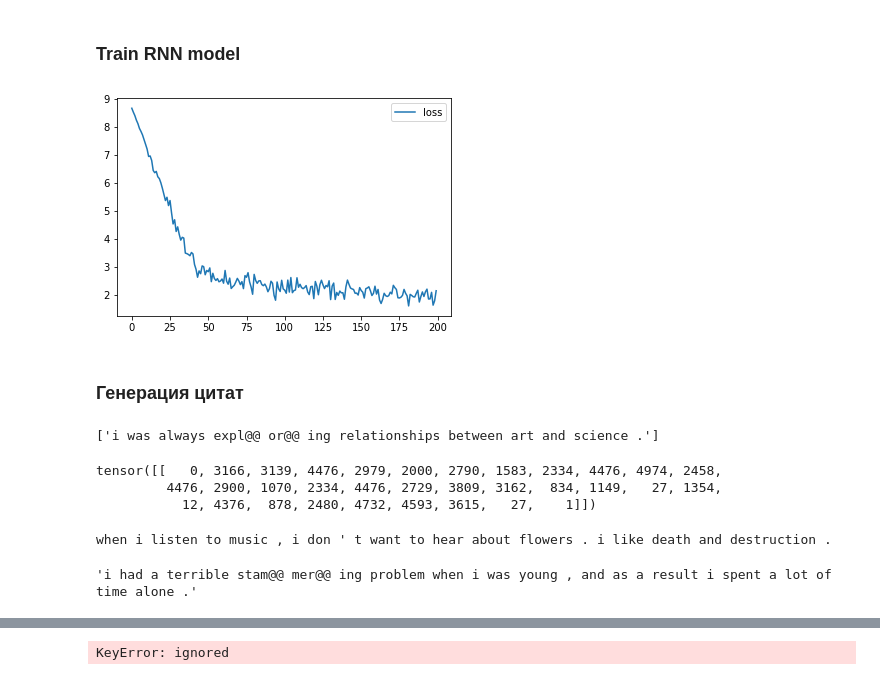
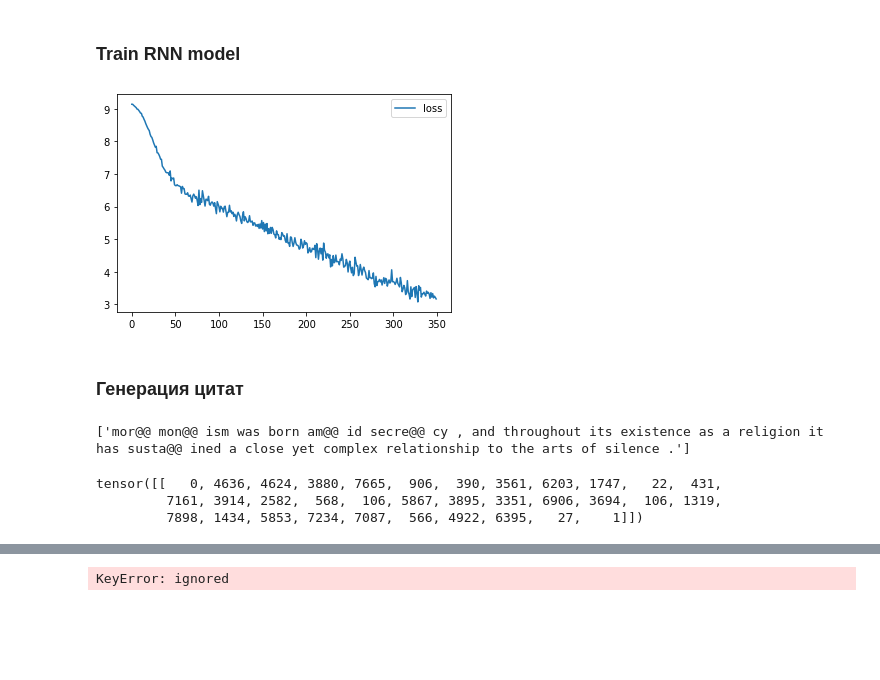
Before and after one commit to korab1ev/LanguageModeling, a Jupyter notebook: RNN-name-generator-samsung/RNN_name_generator.ipynb, the cells around one changed output, grey strips where cells are left out. Cells and saved outputs as stored; diff of their text form; code cells hidden in the pictures; blank space fills up the shorter version.

```diff
--- a/RNN-name-generator-samsung/RNN_name_generator.ipynb
+++ b/RNN-name-generator-samsung/RNN_name_generator.ipynb
@@ -805,56 +808,53 @@ history = []
 # %%
 data = np.squeeze(data).tolist() # to cast it to a simple list, not np.array
 # %%
-MAX_LENGTH = max(list(map(len, map(str.split, data)))) # 112
+MAX_LENGTH = max(list(map(len, map(str.split, data)))) # 107 (num_symbols = 8000)
 
-for i in range(250):
+for i in range(350):
     batch_lines = sample(data, 32)
-    batch_ix = voc.to_matrix(batch_lines, dtype=torch.int64, max_len=MAX_LENGTH)
+    batch_ix = voc.to_matrix(batch_lines, dtype=torch.int64, max_len=MAX_LENGTH) # batch_ix - target indeces (want to predict them)
+
+    targets_1hot = F.one_hot(batch_ix, len(voc)).to(torch.float32)
+
+    # compute mask
+    mask = voc.compute_mask(batch_ix) # [batch_size, out_len]
 
     logp_seq, _ = model(batch_ix)
 
+    logp_out = (logp_seq * targets_1hot).sum(dim=-1)
+
     # compute loss
-    predictions_logp = logp_seq[:, :-1]
-    actual_next_tokens = batch_ix[:, 1:]
 
-    loss = -torch.mean(torch.gather(predictions_logp, dim=2, index=actual_next_tokens[:,:,None]))   # minimizing cross-entropy (<=> maximizing log likelihood)
+    #loss = -torch.mean(torch.gather(predictions_logp, dim=2, index=actual_next_tokens[:,:,None]))   # minimizing cross-entropy (<=> maximizing log likelihood)
+    loss = -logp_out[mask].mean()
 
     # train with backprop
     loss.backward()
     opt.step()
     opt.zero_grad()
 
     # visualizing training process
     history.append(loss.data.numpy())
-    if (i + 1) % 100 == 0:
+    if (i + 1) % 50 == 0:
         clear_output(True)
         plt.plot(history,label='loss')
         plt.legend()
         plt.show()
 
 assert np.mean(history[:10]) > np.mean(history[-10:]), "RNN didn't converge."
 # %% [output]
-[figure, old version]
+[figure, new version]
 # %% [markdown]
 ### Генерация цитат
 # %%
-sample(data,1)
+example = sample(data,1)
+example
 # %% [output]
-['i was always expl@@ or@@ ing relationships between art and science .']
+['mor@@ mon@@ ism was born am@@ id secre@@ cy , and throughout its existence as a religion it has susta@@ ined a close yet complex relationship to the arts of silence .']
 # %%
-voc.to_matrix(sample(data,1))
+voc.to_matrix(example)
 # %% [output]
-tensor([[   0, 3166, 3139, 4476, 2979, 2000, 2790, 1583, 2334, 4476, 4974, 2458,
-         4476, 2900, 1070, 2334, 4476, 2729, 3809, 3162,  834, 1149,   27, 1354,
-           12, 4376,  878, 2480, 4732, 4593, 3615,   27,    1]])
+tensor([[   0, 4636, 4624, 3880, 7665,  906,  390, 3561, 6203, 1747,   22,  431,
+         7161, 3914, 2582,  568,  106, 5867, 3895, 3351, 6906, 3694,  106, 1319,
+         7898, 1434, 5853, 7234, 7087,  566, 4922, 6395,   27,    1]])
-# %%
-for token in sample(data,1):
-    print(token)
-# %% [output]
-when i listen to music , i don ' t want to hear about flowers . i like death and destruction .
-# %%
-seed_phrase = sample(data,1)[0]
-seed_phrase
-# %% [output]
-'i had a terrible stam@@ mer@@ ing problem when i was young , and as a result i spent a lot of time alone .'
 # %%
```
Also changed, not shown: parts of 35 cells of this notebook.
